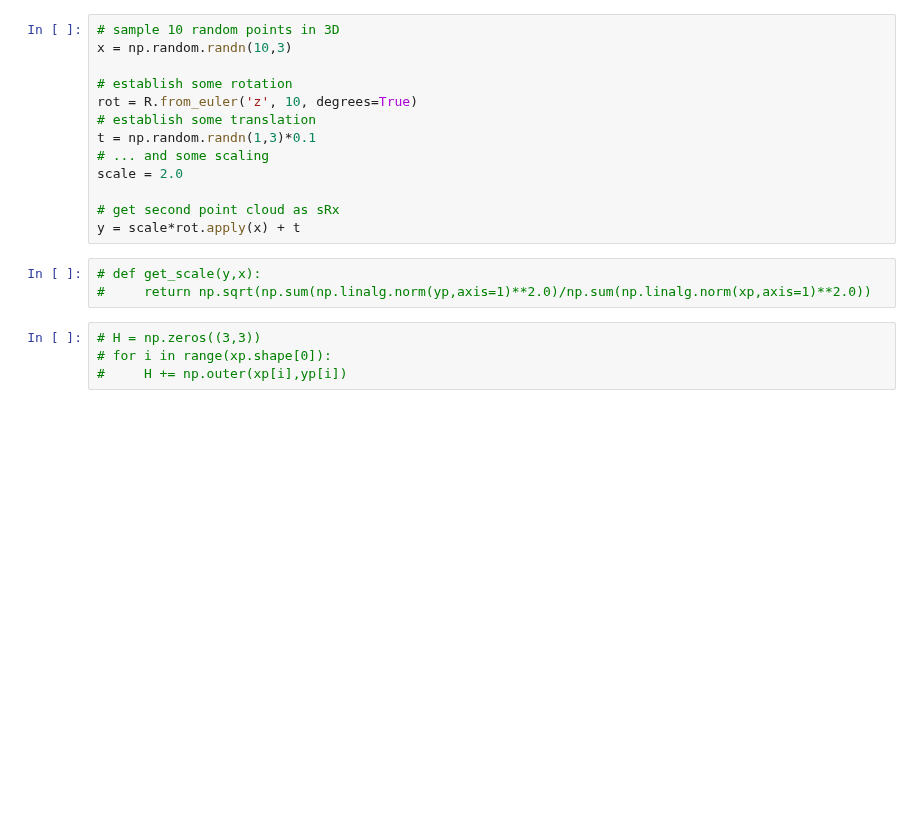
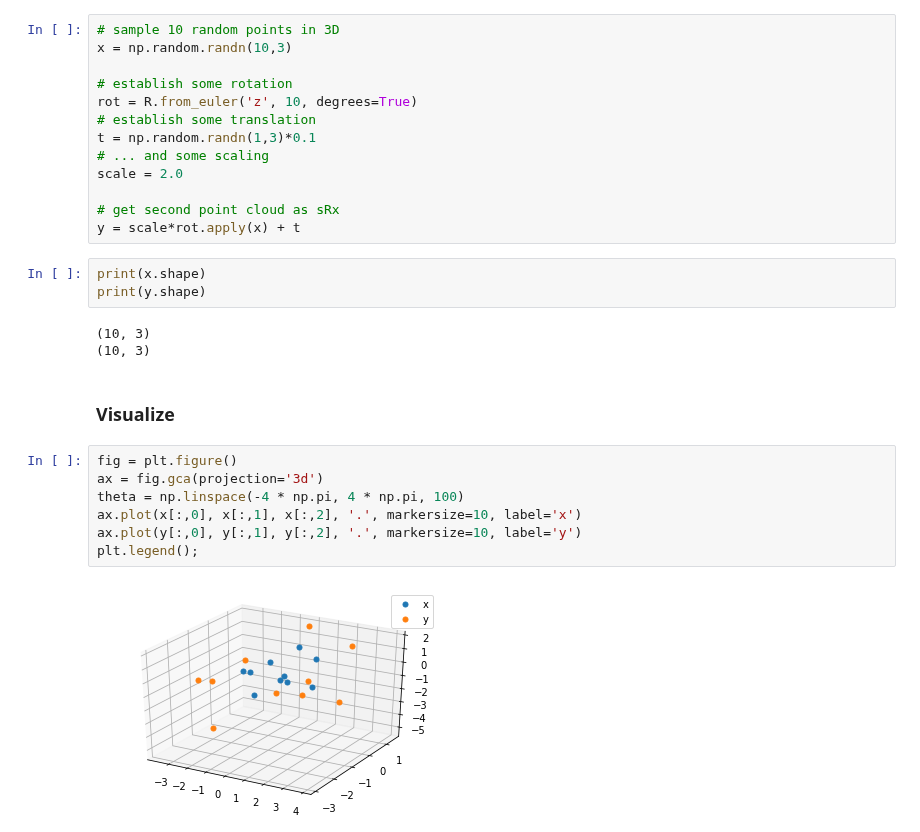
Before and after one commit to rkwitt/teaching, a Jupyter notebook: SS21/IBCC/VO/PointCloudRegistration-LeastSquares.ipynb, the cells around one changed output. Drawn from its saved outputs; the diff is of its cells as text; blank space fills up the shorter version.

```diff
--- a/SS21/IBCC/VO/PointCloudRegistration-LeastSquares.ipynb
+++ b/SS21/IBCC/VO/PointCloudRegistration-LeastSquares.ipynb
@@ -16,11 +21,21 @@ scale = 2.0
 
 # get second point cloud as sRx
 y = scale*rot.apply(x) + t
-# %%
-# def get_scale(y,x):
-#     return np.sqrt(np.sum(np.linalg.norm(yp,axis=1)**2.0)/np.sum(np.linalg.norm(xp,axis=1)**2.0))
-# %%
-# H = np.zeros((3,3))
-# for i in range(xp.shape[0]):
-#     H += np.outer(xp[i],yp[i])
+# %%
+print(x.shape)
+print(y.shape)
+# %% [output]
+(10, 3)
+(10, 3)
+# %% [markdown]
+### Visualize
+# %%
+fig = plt.figure()
+ax = fig.gca(projection='3d')
+theta = np.linspace(-4 * np.pi, 4 * np.pi, 100)
+ax.plot(x[:,0], x[:,1], x[:,2], '.', markersize=10, label='x')
+ax.plot(y[:,0], y[:,1], y[:,2], '.', markersize=10, label='y')
+plt.legend();
+# %% [output]
+[figure, added]
 # %%
```
Also changed, not shown: parts of 5 cells of this notebook.
